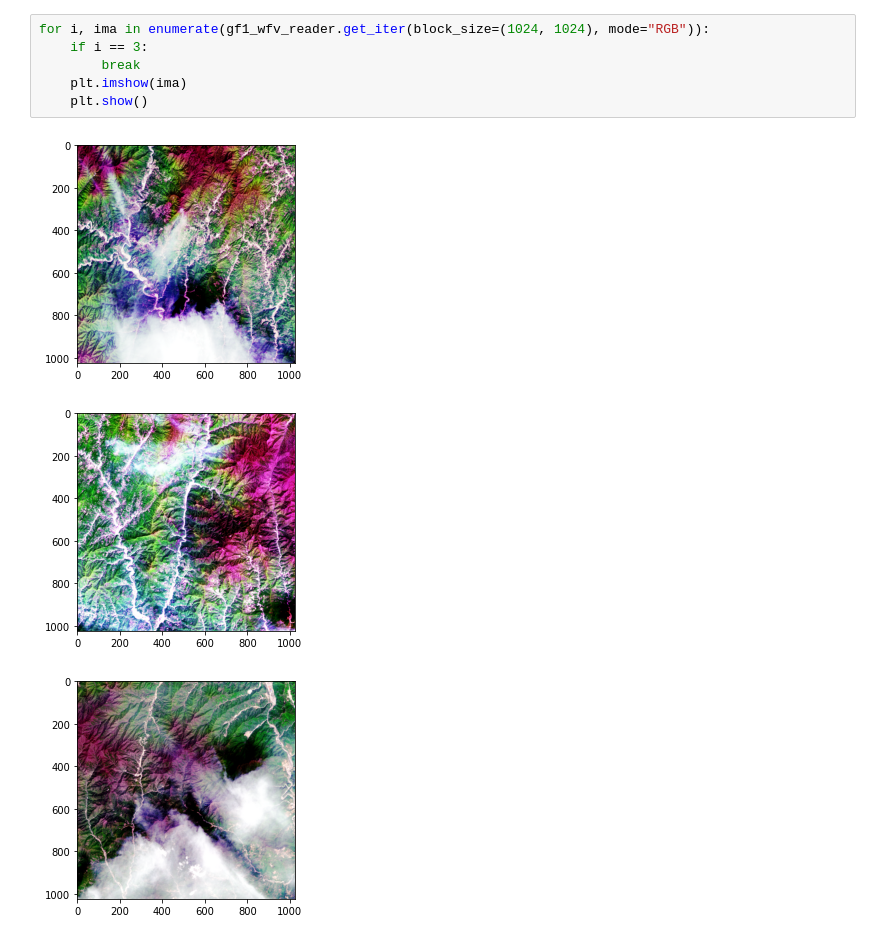
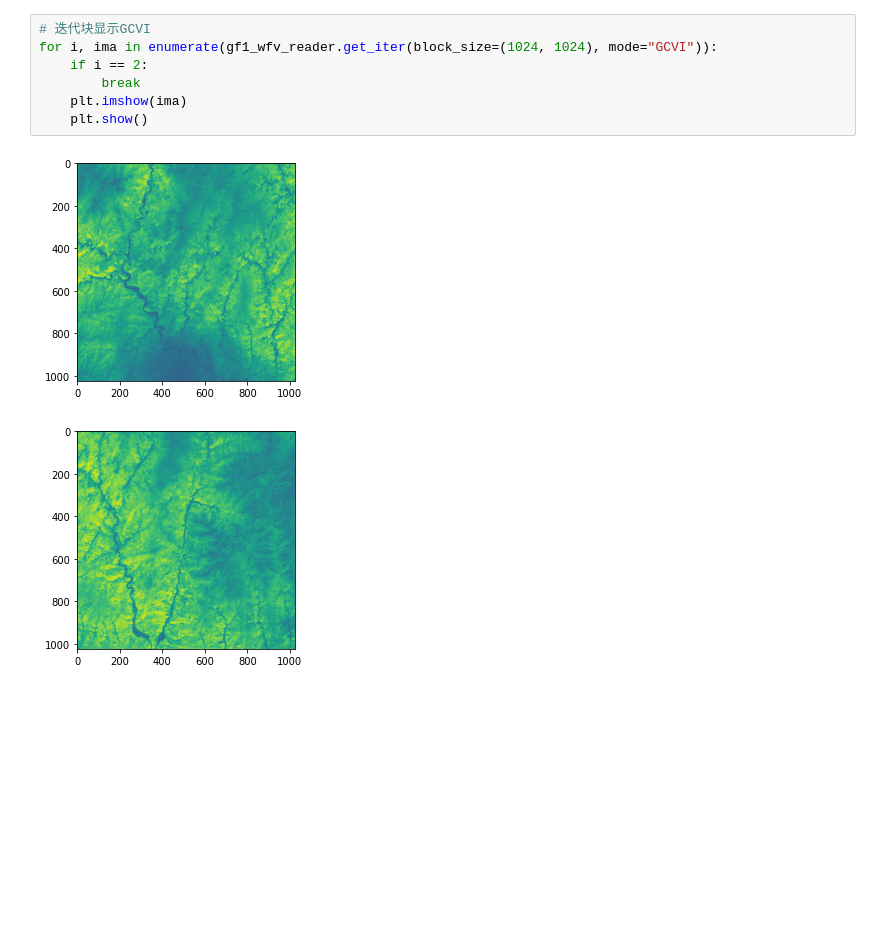
Before and after one commit to geoyee/SDRL, a Jupyter notebook: test.ipynb, the cells around one changed output. Drawn from its saved outputs; the diff is of its cells as text; blank space fills up the shorter version.

```diff
--- a/test.ipynb
+++ b/test.ipynb
@@ -31,12 +50,12 @@ plt.show()
 # %% [output]
 [figure]
 # %%
-for i, ima in enumerate(gf1_wfv_reader.get_iter(block_size=(1024, 1024), mode="RGB")):
-    if i == 3:
+# 迭代块显示GCVI
+for i, ima in enumerate(gf1_wfv_reader.get_iter(block_size=(1024, 1024), mode="GCVI")):
+    if i == 2:
         break
     plt.imshow(ima)
     plt.show()
 # %% [output]
-[figure, old version]
+[figure, new version]
-[figure, old version]
+[figure, new version]
-[figure, removed]
```
Also changed, not shown: parts of 9 cells of this notebook, 10 other files.
